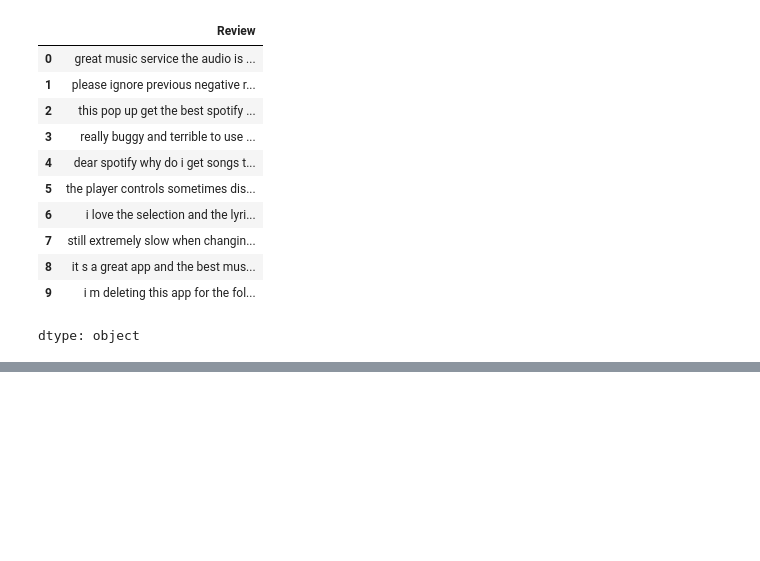
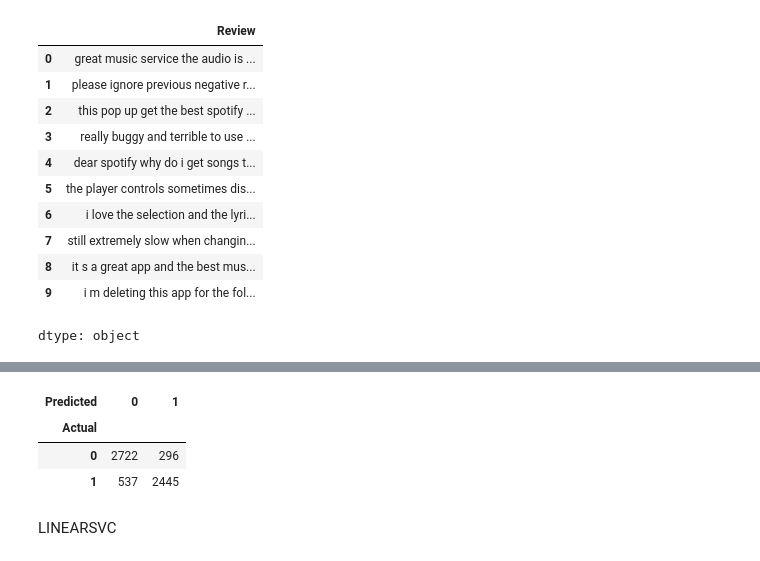
Before and after one commit to KizMan-23/sentiment_analysis, a Jupyter notebook: spotify_sentiment.ipynb, the cells around one changed output, grey strips where cells are left out. Saved outputs shown, nothing was run; the diff lists cells and outputs as text; code cells hidden in the pictures; blank space fills up the shorter version.

Commit message:
finalized on spotify sentiment

```diff
--- a/spotify_sentiment.ipynb
+++ b/spotify_sentiment.ipynb
@@ -96,0 +119,7 @@ dtype: object
+# %%
+vectorizer = TfidfVectorizer()
+
+x_tf = vectorizer.fit_transform(spotify['Review']).toarray()
+x_nlp = np.array([word.vector for review in doc for word in review])
+x_nlp = x_nlp.reshape(-1,96)
+y = spotify['label'].values
@@ -96,0 +142,2 @@ dtype: object
+# %%
+x_train,x_test,y_train,y_test = train_test_split(x_tf,y, test_size=0.3, random_state=42)
@@ -96,0 +146,3 @@ dtype: object
+# %%
+mul = MultinomialNB()
+mul.fit(x_train,y_train)
@@ -96,0 +151,2 @@ dtype: object
+# %%
+mul_preds = mul.predict(x_test)
@@ -96,0 +168,9 @@ dtype: object
+# %%
+pd.crosstab(y_test,mul_preds, rownames=['Actual'], colnames=['Predicted'])
+# %% [output]
+| Predicted | 0 | 1 |
+| Actual |  |  |
+| 0 | 2722 | 296 |
+| 1 | 537 | 2445 |
+# %% [markdown]
+LINEARSVC
```
Also changed, not shown: parts of 16 cells of this notebook.
